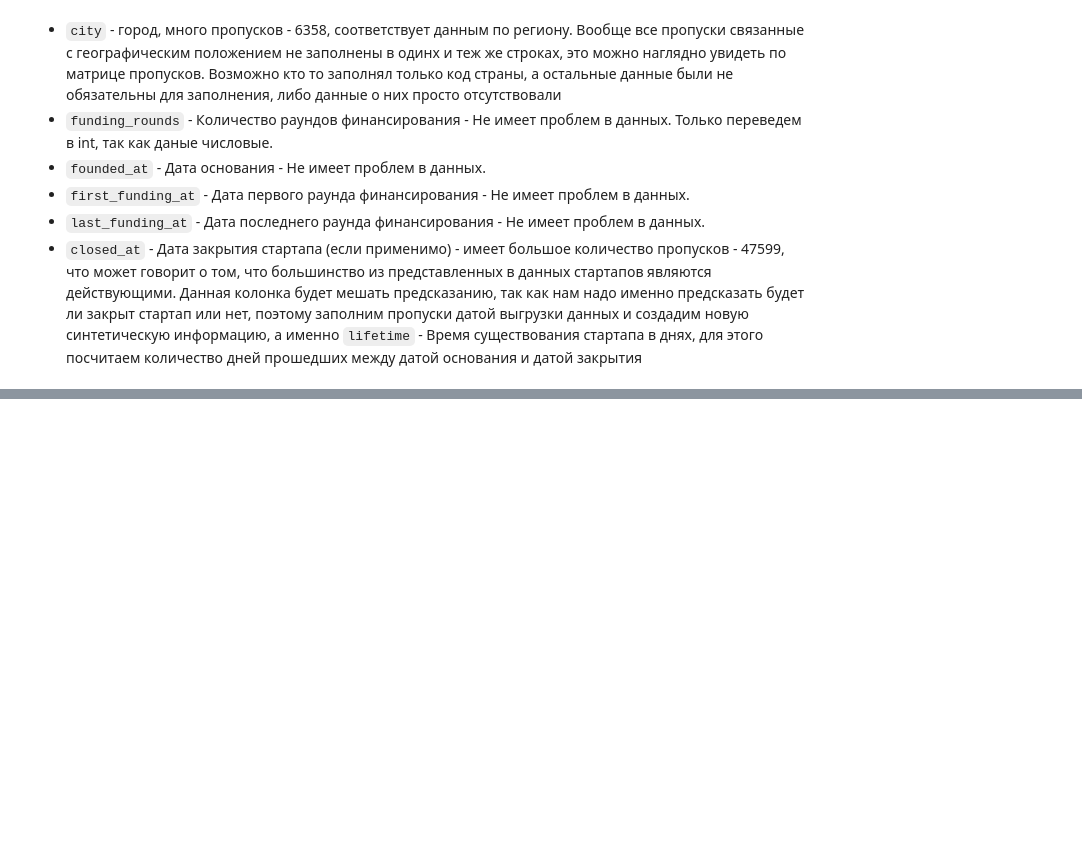
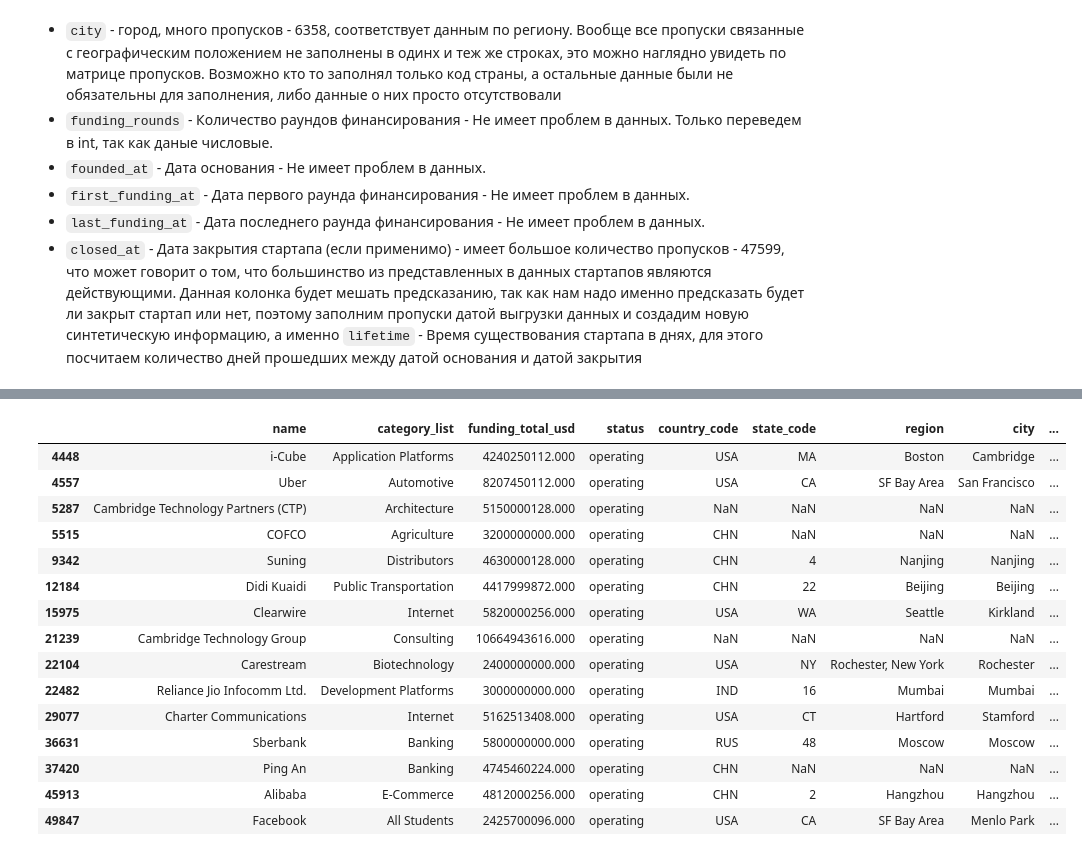
Before and after one commit to skorpion-anna/startups-operations, a Jupyter notebook: startups_operations_close_predictions.ipynb, the cells around one changed output, grey strips where cells are left out. Saved outputs shown, nothing was run; the diff lists cells and outputs as text; code cells hidden in the pictures; blank space fills up the shorter version.

```diff
--- a/startups_operations_close_predictions.ipynb
+++ b/startups_operations_close_predictions.ipynb
@@ -137,0 +218,8 @@ plt.show()
+# %%
+df_ks_train = df_ks_train.astype(
+    {"funding_rounds": np.int32, "funding_total_usd": np.float32}
+)
+df_ks_train[df_ks_train.select_dtypes(["object"]).columns] = df_ks_train.select_dtypes(
+    ["object"]
+).apply(lambda x: x.astype("category"))
+df_ks_train.info()
@@ -137,0 +249,3 @@ plt.show()
+# %%
+df_ks_train["category_list"] = df_ks_train["category_list"].str.split("|").str[0]
+df_ks_train["category_list"].nunique()
@@ -137,0 +275,4 @@ plt.show()
+# %%
+df_ks_train.drop(
+    df_ks_train[df_ks_train["funding_total_usd"] == 30079502336].index, inplace=True
+)
@@ -137,0 +289,19 @@ plt.show()
+# %%
+df_ks_train.loc[df_ks_train["funding_total_usd"] > 2000000000]
+# %% [output]
+|  | name | category_list | funding_total_usd | status | country_code | state_code | region | city | ... |
+| 4448 | i-Cube | Application Platforms | 4240250112.000 | operating | USA | MA | Boston | Cambridge | ... |
+| 4557 | Uber | Automotive | 8207450112.000 | operating | USA | CA | SF Bay Area | San Francisco | ... |
+| 5287 | Cambridge Technology Partners (CTP) | Architecture | 5150000128.000 | operating | NaN | NaN | NaN | NaN | ... |
+| 5515 | COFCO | Agriculture | 3200000000.000 | operating | CHN | NaN | NaN | NaN | ... |
+| 9342 | Suning | Distributors | 4630000128.000 | operating | CHN | 4 | Nanjing | Nanjing | ... |
+| 12184 | Didi Kuaidi | Public Transportation | 4417999872.000 | operating | CHN | 22 | Beijing | Beijing | ... |
+| 15975 | Clearwire | Internet | 5820000256.000 | operating | USA | WA | Seattle | Kirkland | ... |
+| 21239 | Cambridge Technology Group | Consulting | 10664943616.000 | operating | NaN | NaN | NaN | NaN | ... |
+| 22104 | Carestream | Biotechnology | 2400000000.000 | operating | USA | NY | Rochester, New York | Rochester | ... |
+| 22482 | Reliance Jio Infocomm Ltd. | Development Platforms | 3000000000.000 | operating | IND | 16 | Mumbai | Mumbai | ... |
+| 29077 | Charter Communications | Internet | 5162513408.000 | operating | USA | CT | Hartford | Stamford | ... |
+| 36631 | Sberbank | Banking | 5800000000.000 | operating | RUS | 48 | Moscow | Moscow | ... |
+| 37420 | Ping An | Banking | 4745460224.000 | operating | CHN | NaN | NaN | NaN | ... |
+| 45913 | Alibaba | E-Commerce | 4812000256.000 | operating | CHN | 2 | Hangzhou | Hangzhou | ... |
+| 49847 | Facebook | All Students | 2425700096.000 | operating | USA | CA | SF Bay Area | Menlo Park | ... |
```
Also changed, not shown: parts of 21 cells of this notebook.
